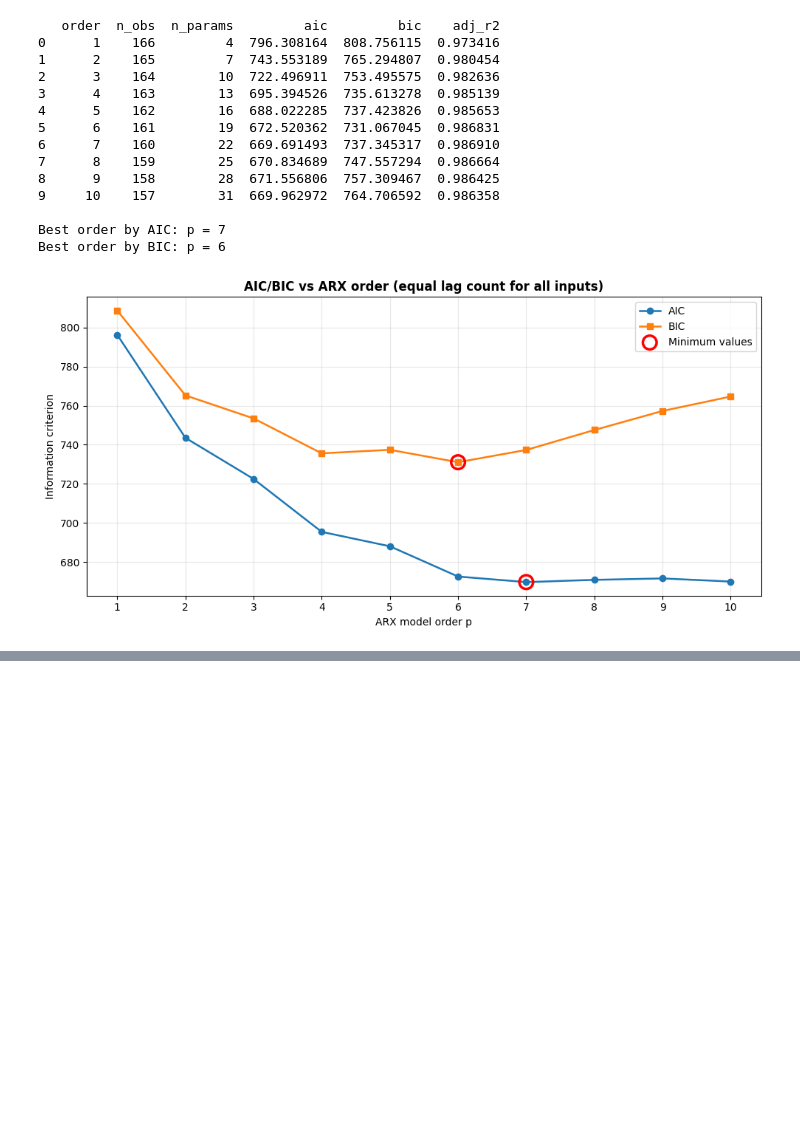
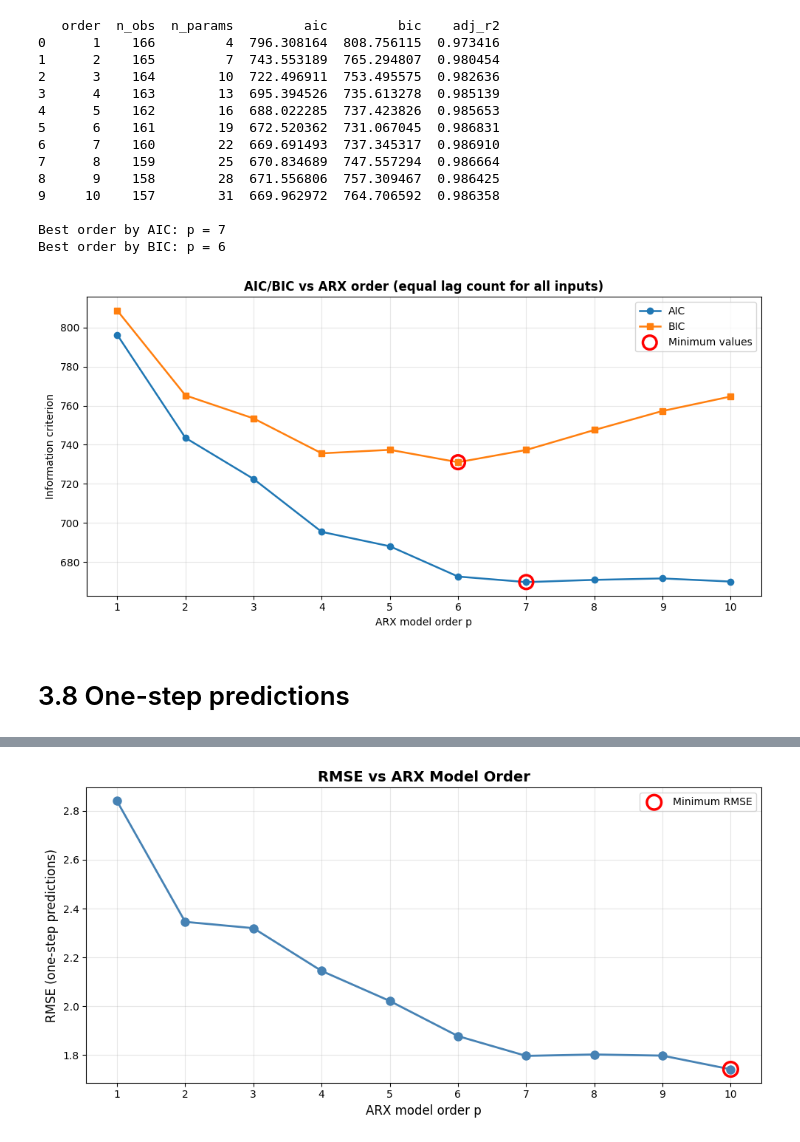
Before and after one commit to JesperDTU/TimeSeriesAnalysis_Assignments, a Jupyter notebook: Assignment3/Task3.ipynb, the cells around one changed output, grey strips where cells are left out. Drawn from its saved outputs; the diff is of its cells as text; code cells hidden in the pictures; blank space fills up the shorter version.

```diff
--- a/Assignment3/Task3.ipynb
+++ b/Assignment3/Task3.ipynb
@@ -507,3 +507,77 @@ plt.show()
 Best order by AIC: p = 7
 Best order by BIC: p = 6
 [figure]
+# %% [markdown]
+# 3.8 One-step predictions
+# %%
+# Calculate RMSE for one-step predictions on training data (t=168 to t=231)
+# We fit the model on all training data and get one-step predictions for the last 64 observations
+
+rmse_results = []
+
+base_full = Train[["Ph", "Tdelta", "Gv"]].copy()
+
+for p in range(1, max_order + 1):
+    data_full = base_full.copy()
+
+    # Output lags: Ph_{t-1}, ..., Ph_{t-p}
+    for i in range(1, p + 1):
+        data_full[f"Ph_lag{i}"] = data_full["Ph"].shift(i)
+
+    # Input lags: current and past p-1 values
+    for i in range(0, p):
+        data_full[f"Tdelta_lag{i}"] = data_full["Tdelta"].shift(i)
+        data_full[f"Gv_lag{i}"] = data_full["Gv"].shift(i)
+
+    data_full_clean = data_full.dropna()
+
+    y_full = data_full_clean["Ph"]
+    feature_cols = [c for c in data_full_clean.columns if c != "Ph"]
+    X_full = sm.add_constant(data_full_clean[feature_cols])
+
+    # Fit model on all available training data
+    model_full = sm.OLS(y_full, X_full).fit()
+
+    # Get one-step predictions
+    y_pred = model_full.fittedvalues
+
+    # Residuals (prediction errors)
+    residuals = model_full.resid
+
+    # RMSE for last 64 observations (t=168 to t=231 corresponds to last 64 of training data)
+    # This is equivalent to indices -64: in the cleaned data
+    n_test = 64
+    rmse = np.sqrt(np.mean(residuals.iloc[-n_test:] ** 2))
+
+    rmse_results.append({
+        "order": p,
+        "rmse": rmse,
+    })
+
+    print(f"ARX({p}): RMSE (last 64 obs) = {rmse:.6f}")
+
+rmse_df = pd.DataFrame(rmse_results)
+
+# Plot RMSE vs model order
+fig, ax = plt.subplots(figsize=(10, 5))
+ax.plot(rmse_df["order"], rmse_df["rmse"], marker="o", linewidth=2, markersize=8, color="steelblue")
+ax.set_xlabel("ARX model order p", fontsize=12)
+ax.set_ylabel("RMSE (one-step predictions)", fontsize=12)
+ax.set_title("RMSE vs ARX Model Order", fontweight="bold", fontsize=14)
+ax.set_xticks(rmse_df["order"])
+ax.grid(True, alpha=0.3)
+
+# Mark minimum RMSE
+min_rmse_idx = rmse_df["rmse"].idxmin()
+min_rmse_order = rmse_df.loc[min_rmse_idx, "order"]
+min_rmse_value = rmse_df.loc[min_rmse_idx, "rmse"]
+ax.scatter([min_rmse_order], [min_rmse_value], s=200, facecolors="none", edgecolors="red", linewidths=2.5, zorder=5, label=f"Minimum RMSE")
+ax.legend()
+
+plt.tight_layout()
+plt.show()
+
+print(f"\nBest order by minimum RMSE: p = {min_rmse_order} with RMSE = {min_rmse_value:.6f}")
+print("\nRMSE Summary:")
+print(rmse_df)
+# %% [output]
@@ -509,0 +594 @@ Best order by BIC: p = 6
+[figure, added]
```
Also changed, not shown: parts of 3 cells of this notebook, 2 other files.
